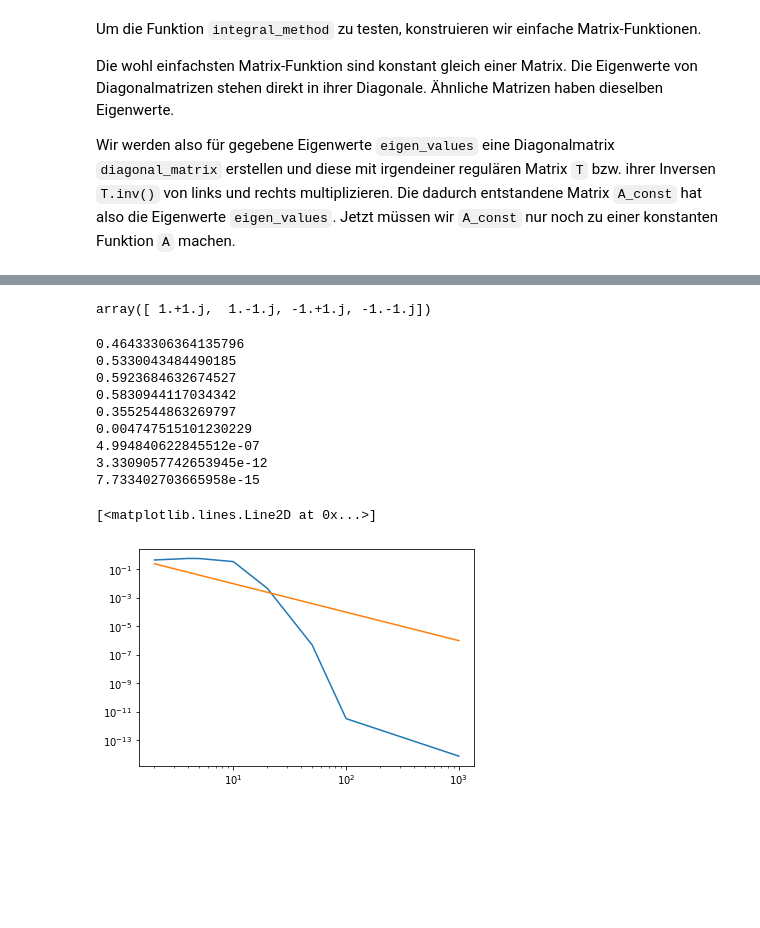
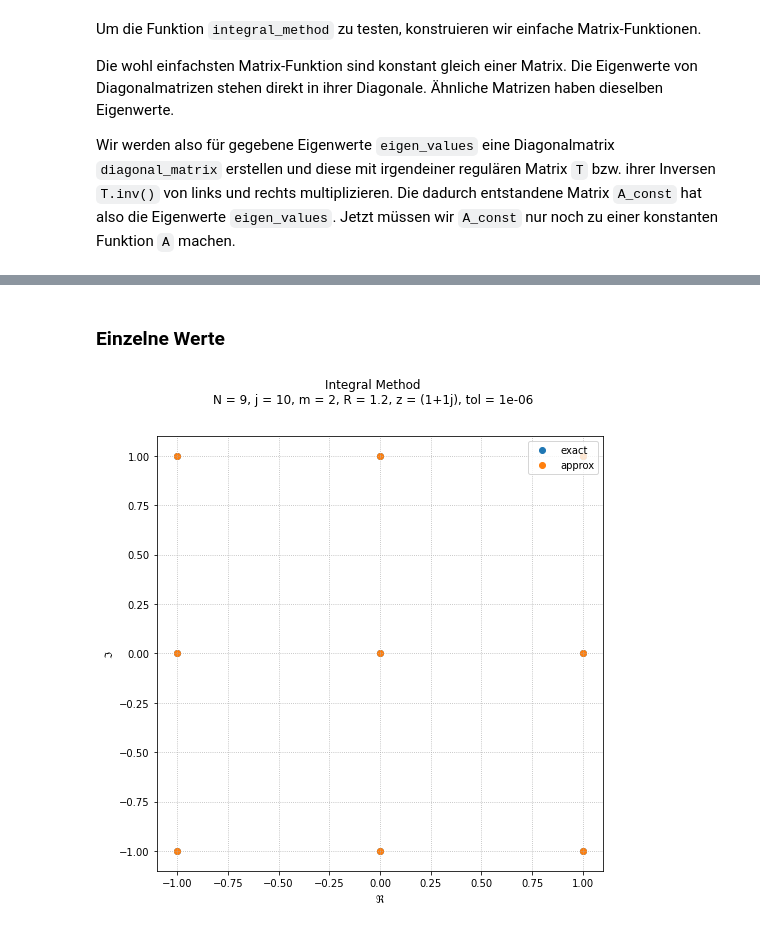
Before and after one commit to MrWhiteRichard/Fundament-Mathematik, a Jupyter notebook: WS_2020-21/SemNumLinAlg/Nichtlineare Eigenwertprobleme/main.ipynb, the cells around one changed output, grey strips where cells are left out. Saved outputs shown, nothing was run; the diff lists cells and outputs as text; code cells hidden in the pictures; blank space fills up the shorter version.

```diff
--- a/WS_2020-21/SemNumLinAlg/Nichtlineare Eigenwertprobleme/main.ipynb
+++ b/WS_2020-21/SemNumLinAlg/Nichtlineare Eigenwertprobleme/main.ipynb
@@ -43,21 +144,15 @@ Q = lambda m, f, R, z: Q_zero(
 # %%
-def plot_complex(numbers, approx_numbers = None, title = None):
+def plot_complex(number_matrix, title = None, legend = None):
 
     fig = plt.figure(figsize = (8, 8))
 
-    plt.scatter(
-        *np.array([
-            [number.real, number.imag]
-            for number in numbers
-        ]).transpose(), edgecolors = "blue"
-    )
+    for number_array in number_matrix:
 
-    if approx_numbers:
         plt.scatter(
             *np.array([
                 [number.real, number.imag]
-                for number in approx_numbers
-            ]).transpose(), edgecolors = "red"
+                for number in number_array
+            ]).T
         )
 
     plt.grid(linestyle = ':')
@@ -67,4 +162,7 @@ def plot_complex(numbers, approx_numbers = None, title = None):
     if title != None:
         plt.suptitle(title)
 
+    if legend != None:
+        plt.legend(legend)
+
     fig.show()
@@ -182,8 +178,3 @@ Die Eigenwerte von Diagonalmatrizen stehen direkt in ihrer Diagonale.
 Wir werden also für gegebene Eigenwerte `eigen_values` eine Diagonalmatrix `diagonal_matrix` erstellen und diese mit irgendeiner regulären Matrix `T` bzw. ihrer Inversen `T.inv()` von links und rechts multiplizieren.
 Die dadurch entstandene Matrix `A_const` hat also die Eigenwerte `eigen_values`.
 Jetzt müssen wir `A_const` nur noch zu einer konstanten Funktion `A` machen.
-# %%
-eigen_values = [1 + 1j, 1 - 1j, -1 + 1j, -1 - 1j, 0, 1, 1j, -1j, -1]
-N = len(eigen_values)
-
-plot_complex(eigen_values)
@@ -203,36 +180,0 @@ A = lambda lamda: T @ diagonal_matrix @ linalg.inv(T) - lamda*np.eye(N)
-# %%
-# confirmation
-vals, vectors = linalg.eig(A_const)
-vals
-# %% [output]
-array([ 1.+1.j,  1.-1.j, -1.+1.j, -1.-1.j])
-# %%
-m_array = np.array([2,3,4,5,10,20,50,100,1000])
-error_array = []
-
-for m in m_array:
-    R = 1.5
-    j = 4
-    z = 1+1j
-    tol = 1e-6
-
-    approx_eigen_values = integral_method(A, N, j, m, R, z, tol)
-    #plot_complex(eigen_values, [eig for eig in approx_eigen_values])
-    max_error = max([min([np.abs(approx - eig) for eig in eigen_values]) for approx in approx_eigen_values])
-    print(max_error)
-    error_array.append(max_error)
-
-plt.loglog(m_array,error_array)
-plt.loglog(m_array,1/m_array**2)
-# %% [output]
-0.46433306364135796
-0.5330043484490185
-0.5923684632674527
-0.5830944117034342
-0.3552544863269797
-0.004747515101230229
-4.994840622845512e-07
-3.3309057742653945e-12
-7.733402703665958e-15
-[<matplotlib.lines.Line2D at 0x...>]
-[figure, removed]
@@ -238,0 +247,21 @@ plt.loglog(m_array,1/m_array**2)
+# %% [markdown]
+### Einzelne Werte
+# %%
+eigen_values_exact = [1 + 1j, 1 - 1j, -1 + 1j, -1 - 1j, 0, 1, 1j, -1j, -1]
+
+A = test_1_matrix(eigen_values_exact)
+N = len(eigen_values_exact)
+j = 10
+m = 2
+R = 1.2
+z = 1 + 1j
+tol = 1e-6
+
+eigen_values_approx = integral_method(A, N, j, m, R, z, tol)
+
+title = 'Integral Method' + '\n' + f'N = {N}, j = {j}, m = {m}, R = {R}, z = {z}, tol = {tol}'
+legend = ('exact', 'approx')
+
+plot_complex([eigen_values_exact, eigen_values_approx], title, legend)
+# %% [output]
+[figure, added]
```
Also changed, not shown: parts of 22 cells of this notebook.
